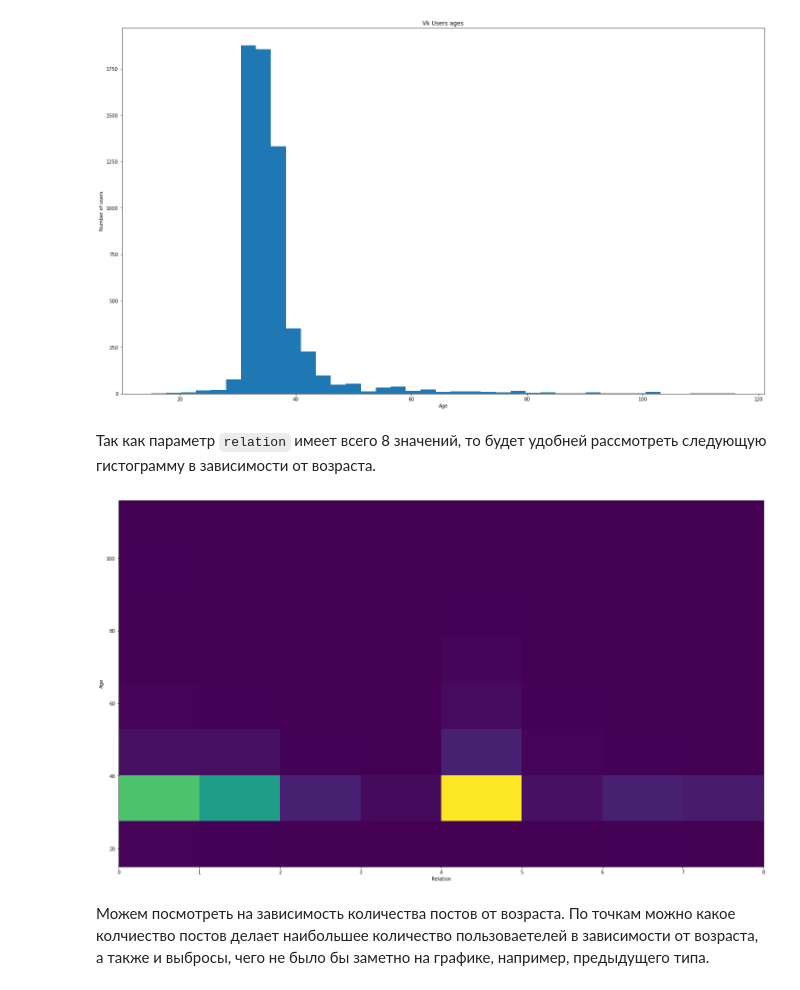
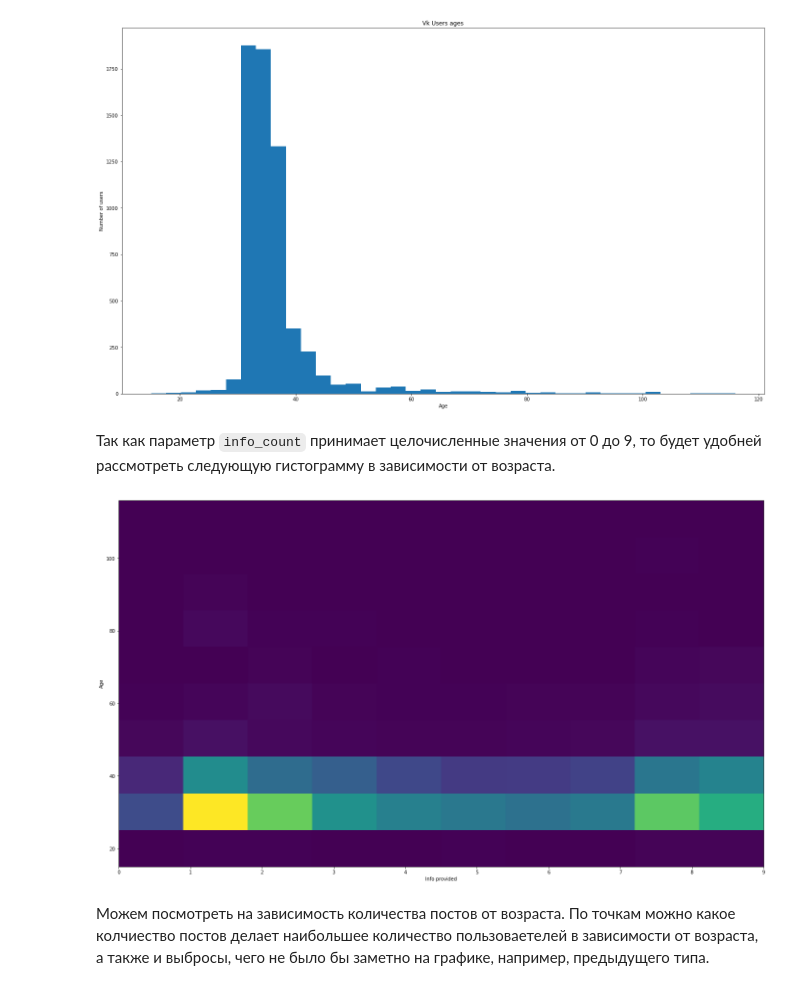
Before and after one commit to iliayar/ITMO, a Jupyter notebook: Term5/da/lab1/Lab-1.ipynb, the cells around one changed output. Cells and saved outputs as stored; diff of their text form; code cells hidden in the pictures.

```diff
--- a/Term5/da/lab1/Lab-1.ipynb
+++ b/Term5/da/lab1/Lab-1.ipynb
@@ -30,9 +30,9 @@
 # %%
 import pandas as pd
 # %%
-df = pd.read_csv("./dataset_vk.csv")
+df1 = pd.read_csv("./dataset_vk.csv")
 
-df.head(4)
+df1.head(4)
 # %% [output]
 |  | political | sex | bdate | city | country | education | occupation | relation | military | people_main | ... |
 | 0 | liberal | male | not specified | Киев | Украина | 0 | university | 5 | specified | intelligence and creativity | ... |
@@ -53,7 +53,13 @@ def date_to_age(bdate: str) -> int:
     else:
         return datetime.now().year - int(date[2])
 
-df = df.assign( age = df.bdate.apply(date_to_age)
-                ,posts_count = df.posts.apply(len))
-df = df[["age", "relation", "posts_count"]]
+def count_info(row: pd.Series) -> int:
+    columns = ["activities", "interests", "music", "movies", "tv", "books", "about", "inspired_by", "religion"]
+    return sum([ 1 if pd.isna(row[column]) else 0 for column in columns])
+
+df = df1.assign( age = df1.bdate.apply(date_to_age),
+                posts_count = df1.posts.apply(len),
+                info_count = df1.apply(count_info, axis=1))
+df = df[["age", "relation", "posts_count", "info_count"]]
 df = df[df.age.notnull()]
+df.head()
@@ -100,14 +114,14 @@ plt.show()
 # %% [output]
 [figure]
 # %% [markdown]
-Так как параметр `relation` имеет всего 8 значений, то будет удобней рассмотреть следующую гистограмму в зависимости от возраста.
+Так как параметр `info_count` принимает целочисленные значения от 0 до 9, то будет удобней рассмотреть следующую гистограмму в зависимости от возраста.
 # %%
-plt.hist2d(df.relation, df.age, bins = 8)
-plt.xlabel("Relation")
+plt.hist2d(df.info_count, df.age, bins = 10)
+plt.xlabel("Info provided")
 plt.ylabel("Age")
 plt.show()
 # %% [output]
-[figure, old version]
+[figure, new version]
 # %% [markdown]
 Можем посмотреть на зависимость количества постов от возраста. По точкам можно какое колчиество постов делает наибольшее количество пользоваетелей в зависимости от возраста, а также и выбросы, чего не было бы заметно на графике, например, предыдущего типа.
 # %%
```
Also changed, not shown: parts of 13 cells of this notebook.
